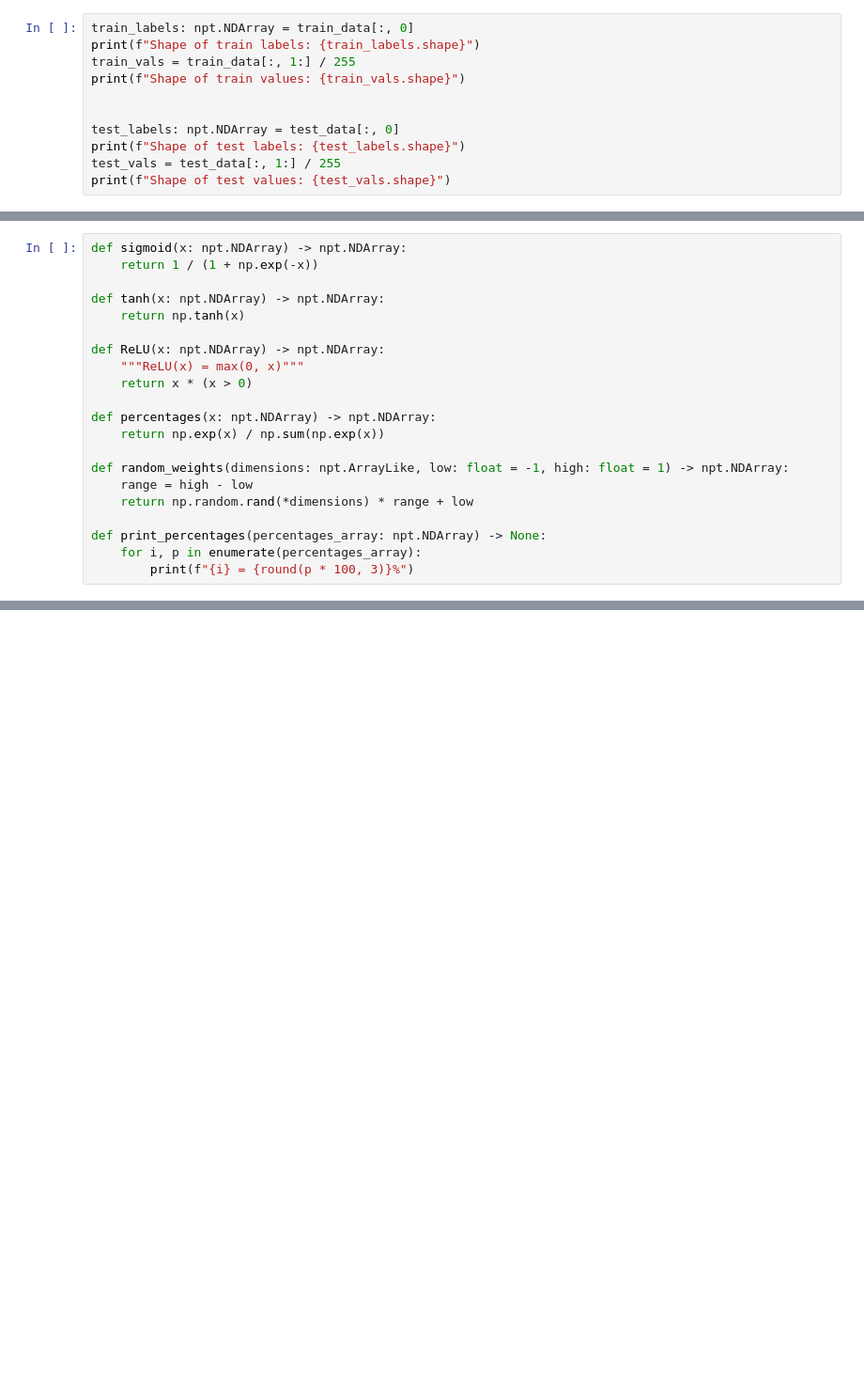
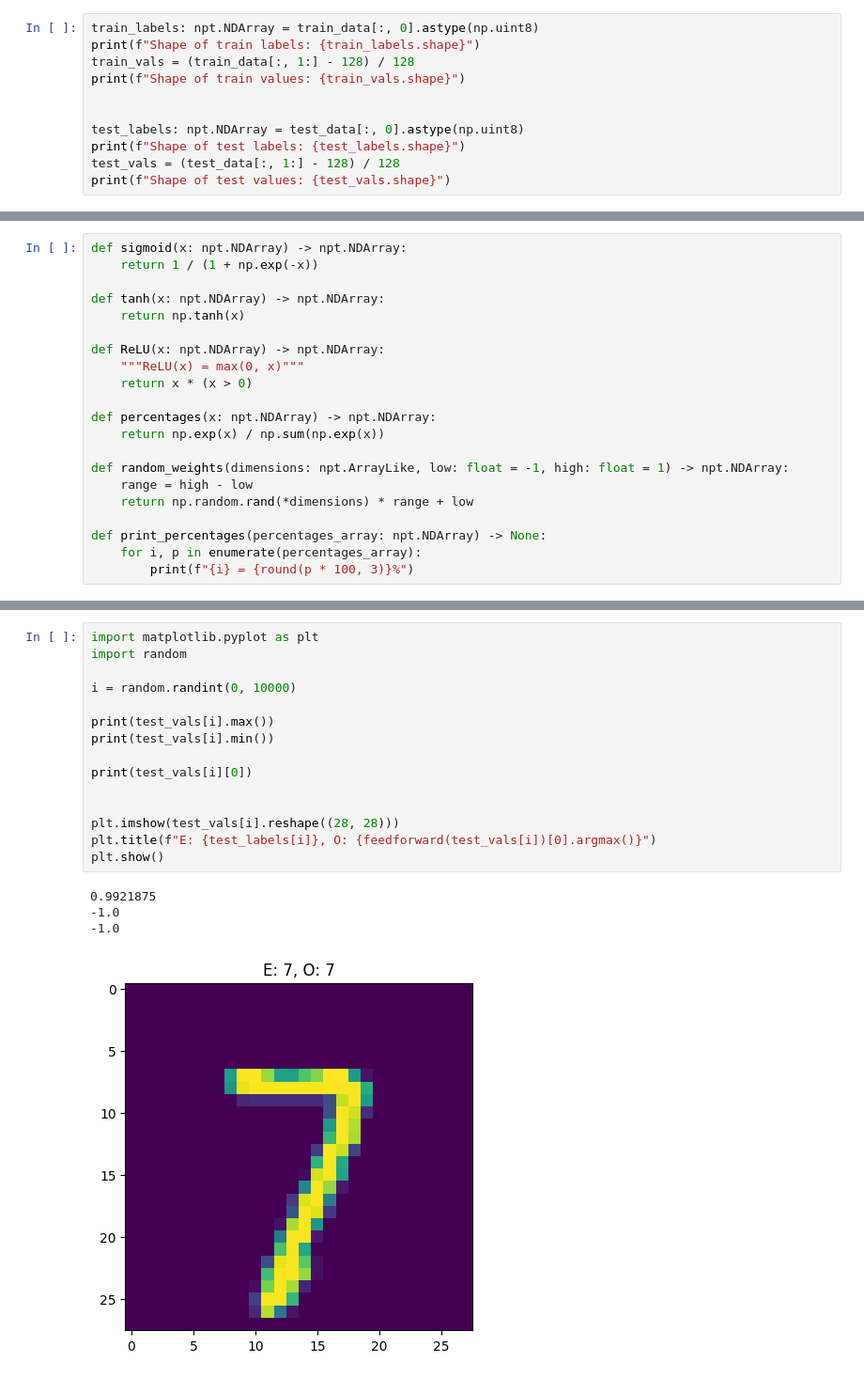
Before and after one commit to najarvis/MNIST-playground, a Jupyter notebook: mnist-playground.ipynb, the cells around one changed output, grey strips where cells are left out. Shown: that part at 94% size. Cells and saved outputs as stored; diff of their text form; blank space fills up the shorter version.

```diff
--- a/mnist-playground.ipynb
+++ b/mnist-playground.ipynb
@@ -33,15 +33,15 @@ print(f"Shape of test_data: {test_data.shape}")
 Shape of training data: (60000, 785)
 Shape of test_data: (10000, 785)
 # %%
-train_labels: npt.NDArray = train_data[:, 0]
+train_labels: npt.NDArray = train_data[:, 0].astype(np.uint8)
 print(f"Shape of train labels: {train_labels.shape}")
-train_vals = train_data[:, 1:] / 255
+train_vals = (train_data[:, 1:] - 128) / 128
 print(f"Shape of train values: {train_vals.shape}")
 
 
-test_labels: npt.NDArray = test_data[:, 0]
+test_labels: npt.NDArray = test_data[:, 0].astype(np.uint8)
 print(f"Shape of test labels: {test_labels.shape}")
-test_vals = test_data[:, 1:] / 255
+test_vals = (test_data[:, 1:] - 128) / 128
 print(f"Shape of test values: {test_vals.shape}")
 # %% [output]
 Shape of train labels: (60000,)
@@ -179,0 +364,20 @@ class Network:
+# %%
+import matplotlib.pyplot as plt
+import random
+
+i = random.randint(0, 10000)
+
+print(test_vals[i].max())
+print(test_vals[i].min())
+
+print(test_vals[i][0])
+
+
+plt.imshow(test_vals[i].reshape((28, 28)))
+plt.title(f"E: {test_labels[i]}, O: {feedforward(test_vals[i])[0].argmax()}")
+plt.show()
+# %% [output]
+0.9921875
+-1.0
+-1.0
+[figure, added]
```
Also changed, not shown: parts of 15 cells of this notebook, 2 other files.
